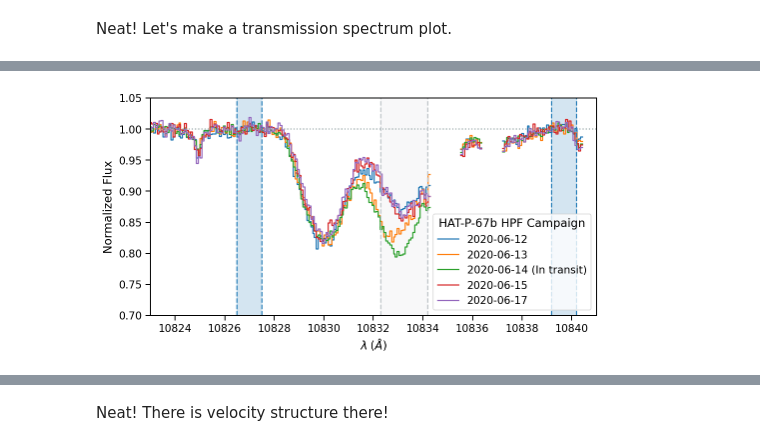
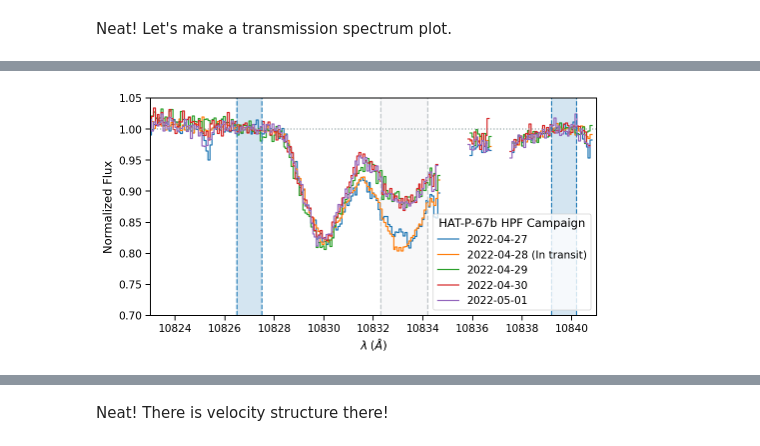
Before and after one commit to BrownDwarf/disperse, a Jupyter notebook: notebooks/05_figures_for_paper/01_Helium_EW_vs_orbital_phase.ipynb, the cells around one changed output, grey strips where cells are left out. Cells and saved outputs as stored; diff of their text form; code cells hidden in the pictures.

```diff
--- a/notebooks/05_figures_for_paper/01_Helium_EW_vs_orbital_phase.ipynb
+++ b/notebooks/05_figures_for_paper/01_Helium_EW_vs_orbital_phase.ipynb
@@ -188,7 +198,8 @@ df['campaign'] = ''
 df.campaign[df.night_of.isin(['2020-04-26', '2020-04-27', '2020-04-28'])] = 'April 2020'
 df.campaign[df.night_of.str.contains('2020-05')] = 'May 2020'
 df.campaign[df.night_of.str.contains('2020-06')] = 'June 2020'
-df.campaign[df.campaign==''] = 'P4 (July 2020-March 2021)'
+df.campaign[df.night_of.str.contains('2022')] = '2022'
+df.campaign[df.campaign==''] = 'P4'
 # %% [markdown]
 ## Conduct Helium analysis
 
@@ -295,3 +313,6 @@ campaign = 'June 2020'
+# %%
+#campaign = 'June 2020'
+campaign = '2022'
 # %%
 unique_nights = df[df.campaign==campaign].night_of.unique()
 unique_nights
@@ -378,3 +399,9 @@ night5_spectra = [spec for i, spec in enumerate(spec_list) if df.iloc[i].night_o
+# %%
+night1_spectra = [spec for i, spec in enumerate(spec_list) if df.iloc[i].night_of == '2022-04-27']
+night2_spectra = [spec for i, spec in enumerate(spec_list) if df.iloc[i].night_of == '2022-04-28']
+night3_spectra = [spec for i, spec in enumerate(spec_list) if df.iloc[i].night_of == '2022-04-29']
+night4_spectra = [spec for i, spec in enumerate(spec_list) if df.iloc[i].night_of == '2022-04-30']
+night5_spectra = [spec for i, spec in enumerate(spec_list) if df.iloc[i].night_of == '2022-05-01']
 # %%
 pixel_midpoints = spec_raw.wavelength.value
 # %%
@@ -386,32 +429,33 @@ night5 = combine_spectra_misaligned(night5_spectra, pixel_midpoints=pixel_midpoi
 # %%
 fig, ax = plt.subplots(figsize=(8, 4))
-night1.plot(ax=ax, label='2020-06-12')
-night2.plot(ax=ax, label='2020-06-13')
-night3.plot(ax=ax, label='2020-06-14 (In transit)')
-night4.plot(ax=ax, label='2020-06-15')
-night5.plot(ax=ax, label='2020-06-17')
+night1.plot(ax=ax, label='2022-04-27')
+night2.plot(ax=ax, label='2022-04-28 (In transit)')
+night3.plot(ax=ax, label='2022-04-29')
+night4.plot(ax=ax, label='2022-04-30')
+night5.plot(ax=ax, label='2022-05-01')
 
 
 ax.set_xlim(10823, 10841)
 ax.axhline(1.0, linestyle='dotted', color='#95a5a6')
 
 ax.axvline(blue_limits[0].value, linestyle='dashed', color='#2980b9')
 ax.axvline(blue_limits[1].value, linestyle='dashed', color='#2980b9')
 ax.fill_between([x.value for x in blue_limits], [2, 2], alpha=0.2, color='#2980b9')
 
 ax.axvline(feature_indices[0], linestyle='dashed', color='#bdc3c7')
 ax.axvline(feature_indices[1], linestyle='dashed', color='#bdc3c7')
 ax.fill_between(feature_indices, [2, 2], alpha=0.1, color='#bdc3c7', zorder=0)
 
 ax.axvline(red_limits[0].value, linestyle='dashed', color='#2980b9')
 ax.axvline(red_limits[1].value, linestyle='dashed', color='#2980b9')
 ax.fill_between([x.value for x in red_limits], [2, 2], alpha=0.2, color='#2980b9')
 
 ax.set_xlabel('$\lambda\;(\AA)$')
 ax.set_ylabel('Normalized Flux')
 ax.legend(title='HAT-P-67b HPF Campaign')
 
 ax.set_ylim(0.7, 1.05)
-plt.savefig('../../figures/HAT-P-67_June2020_clean.png', bbox_inches='tight', dpi=300)
+#plt.savefig('../../figures/HAT-P-67_June2020_clean.png', bbox_inches='tight', dpi=300)
+plt.savefig('../../figures/HAT-P-67_2022_clean.png', bbox_inches='tight', dpi=300)
 # %% [output]
-[figure, old version]
+[figure, new version]
```
Also changed, not shown: parts of 21 cells of this notebook, 2 other files.
